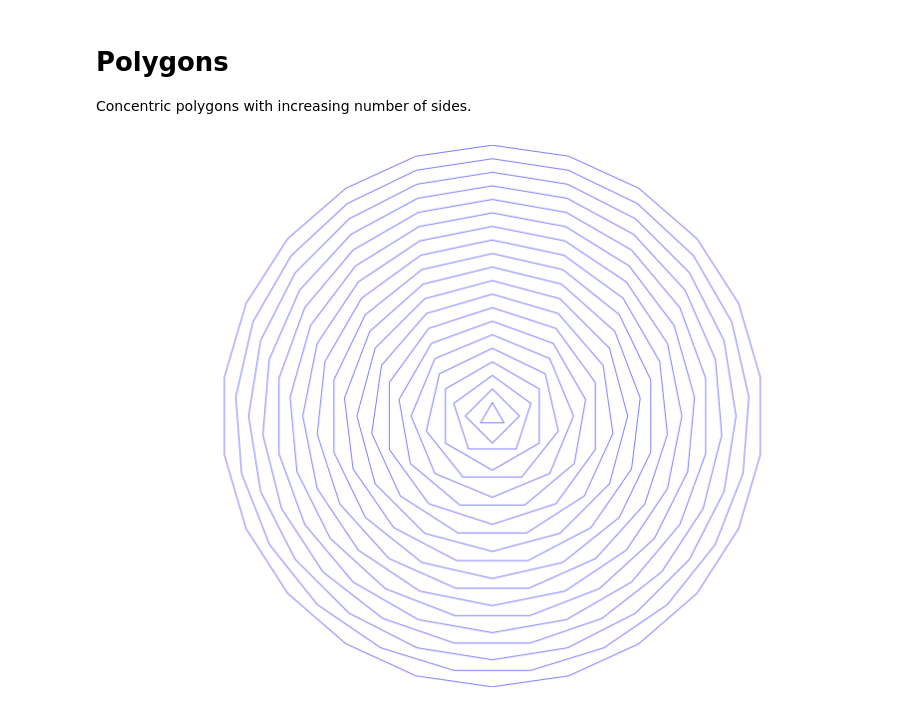
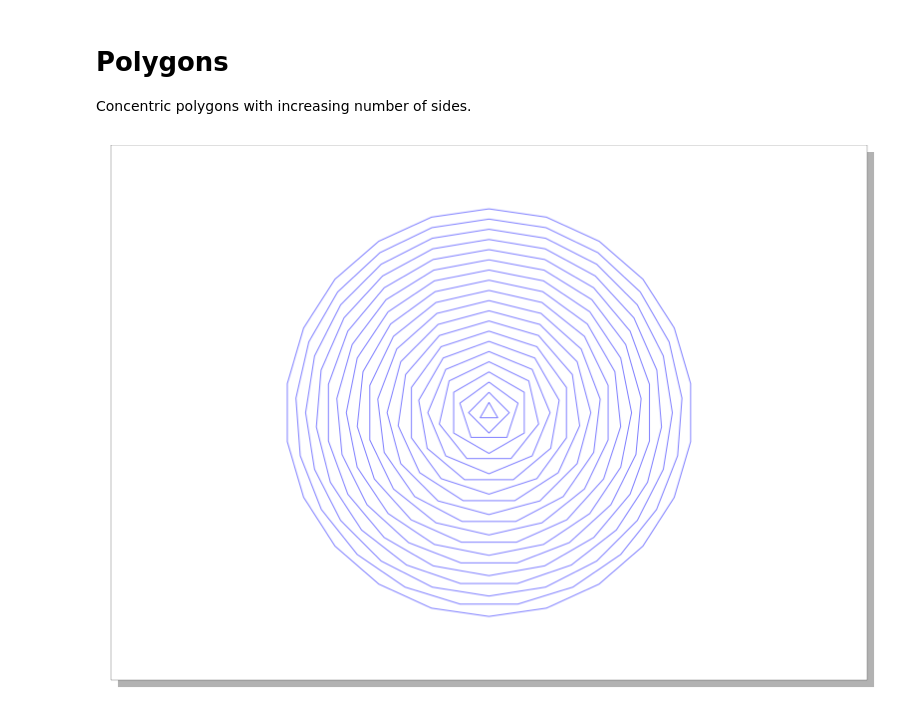
Before and after one commit to abey79/vsketch, a Jupyter notebook: examples/polygons.ipynb, the cells around one changed output. Saved outputs shown, nothing was run; the diff lists cells and outputs as text; code cells hidden in the pictures.

```diff
--- a/examples/polygons.ipynb
+++ b/examples/polygons.ipynb
@@ -16,17 +16,18 @@ rcParams["figure.figsize"] = (14, 10)
 # %%
 import numpy as np
 
 import vsketch
 
 vsk = vsketch.Vsketch()
+vsk.size("a4", landscape=True)
 vsk.scale("4mm")
 
 phase = -np.pi / 2
 for i in range(20):
     angles = np.linspace(0, 2 * np.pi, i + 4)
     vsk.polygon((i + 1) * np.cos(angles + phase), (i + 1) * np.sin(angles + phase))
 
 vsk.plot()
-vsk.write("polygons.svg", "a4")
+vsk.save("polygons.svg")
 # %% [output]
-[figure, old version]
+[figure, new version]
```
Also changed, not shown: 11 other files.
